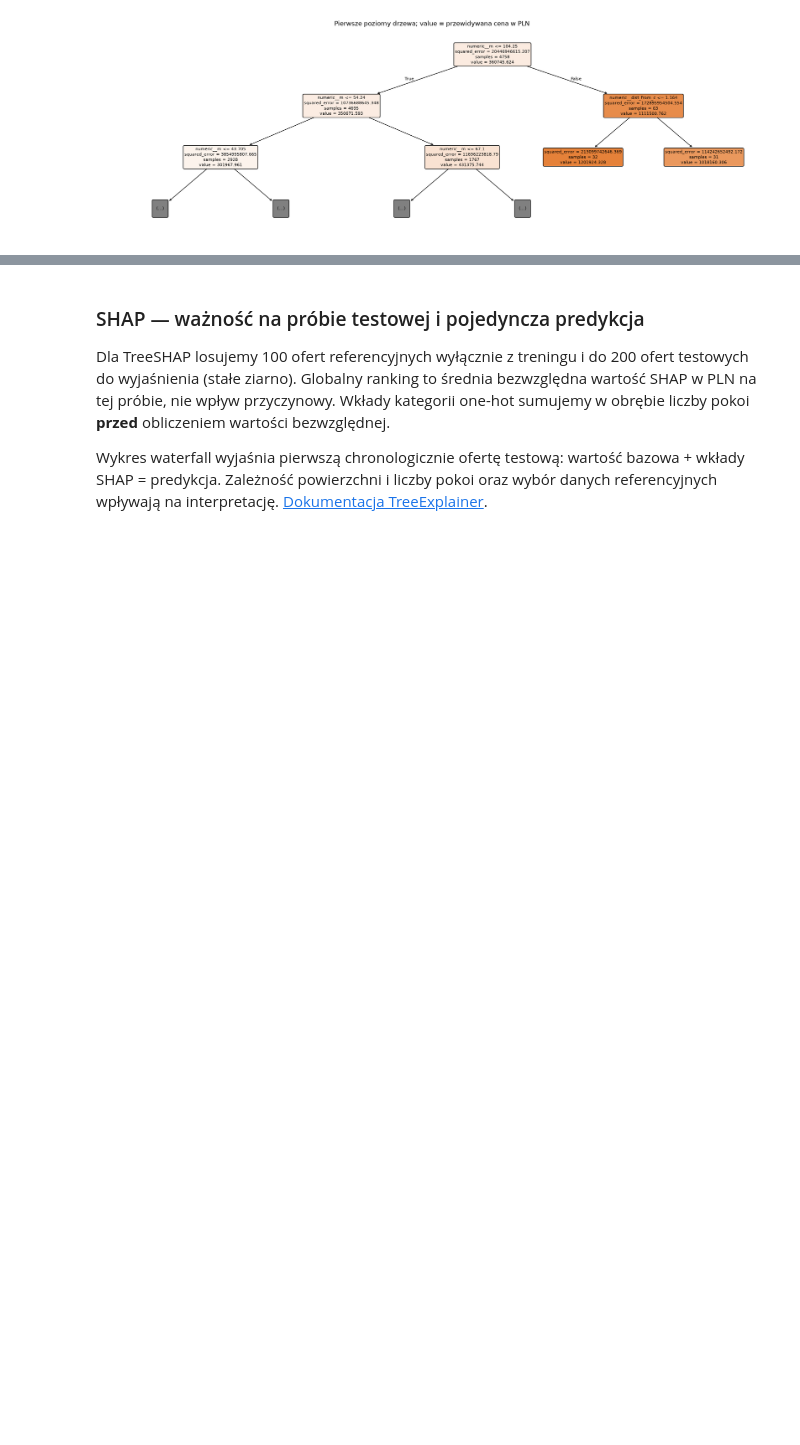
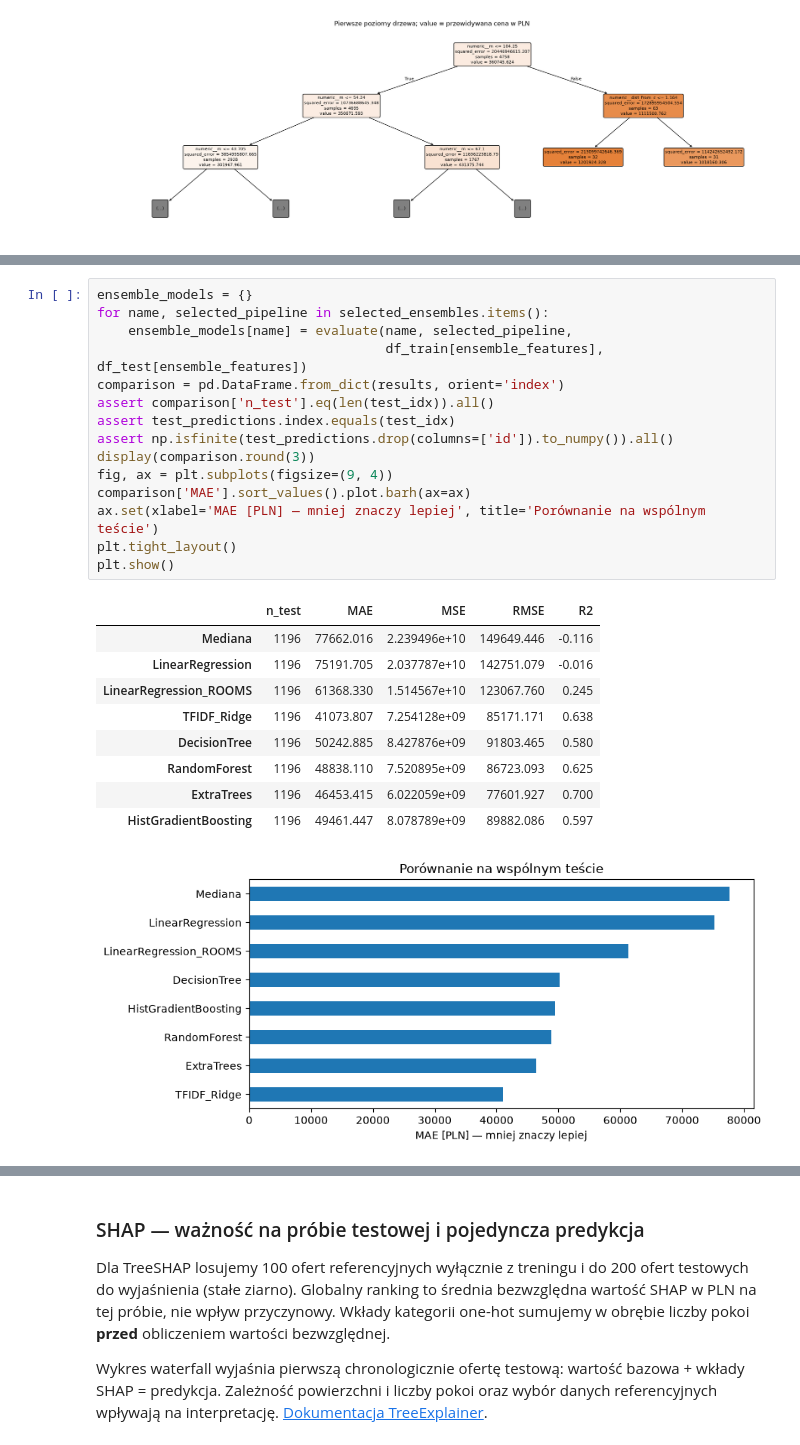
Before and after one commit to als408/Real-estate-price-prediction-case, a Jupyter notebook: projekt2.ipynb, the cells around one changed output, grey strips where cells are left out. Saved outputs shown, nothing was run; the diff lists cells and outputs as text; blank space fills up the shorter version.

Commit message:
Add tree ensembles with temporal validation and comparison

```diff
--- a/projekt2.ipynb
+++ b/projekt2.ipynb
@@ -413,0 +496,26 @@ plt.show()
+# %%
+ensemble_models = {}
+for name, selected_pipeline in selected_ensembles.items():
+    ensemble_models[name] = evaluate(name, selected_pipeline,
+                                     df_train[ensemble_features], df_test[ensemble_features])
+comparison = pd.DataFrame.from_dict(results, orient='index')
+assert comparison['n_test'].eq(len(test_idx)).all()
+assert test_predictions.index.equals(test_idx)
+assert np.isfinite(test_predictions.drop(columns=['id']).to_numpy()).all()
+display(comparison.round(3))
+fig, ax = plt.subplots(figsize=(9, 4))
+comparison['MAE'].sort_values().plot.barh(ax=ax)
+ax.set(xlabel='MAE [PLN] — mniej znaczy lepiej', title='Porównanie na wspólnym teście')
+plt.tight_layout()
+plt.show()
+# %% [output]
+|  | n_test | MAE | MSE | RMSE | R2 |
+| Mediana | 1196 | 77662.016 | 2.239496e+10 | 149649.446 | -0.116 |
+| LinearRegression | 1196 | 75191.705 | 2.037787e+10 | 142751.079 | -0.016 |
+| LinearRegression_ROOMS | 1196 | 61368.330 | 1.514567e+10 | 123067.760 | 0.245 |
+| TFIDF_Ridge | 1196 | 41073.807 | 7.254128e+09 | 85171.171 | 0.638 |
+| DecisionTree | 1196 | 50242.885 | 8.427876e+09 | 91803.465 | 0.580 |
+| RandomForest | 1196 | 48838.110 | 7.520895e+09 | 86723.093 | 0.625 |
+| ExtraTrees | 1196 | 46453.415 | 6.022059e+09 | 77601.927 | 0.700 |
+| HistGradientBoosting | 1196 | 49461.447 | 8.078789e+09 | 89882.086 | 0.597 |
+[figure, added]
```
Also changed, not shown: parts of 7 cells of this notebook, 1 other file.
